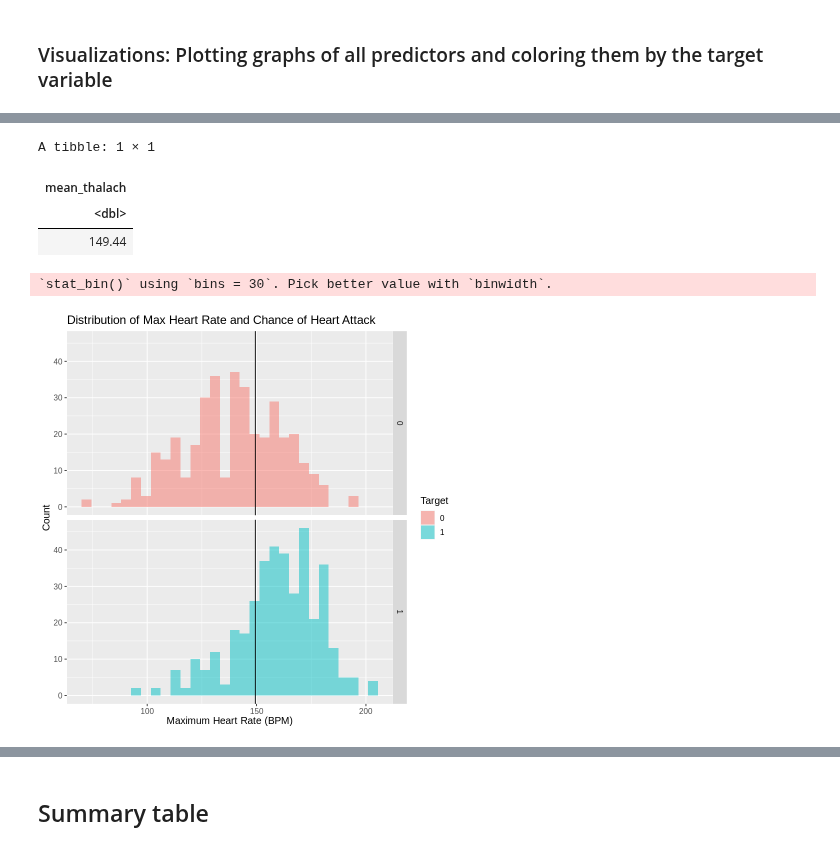
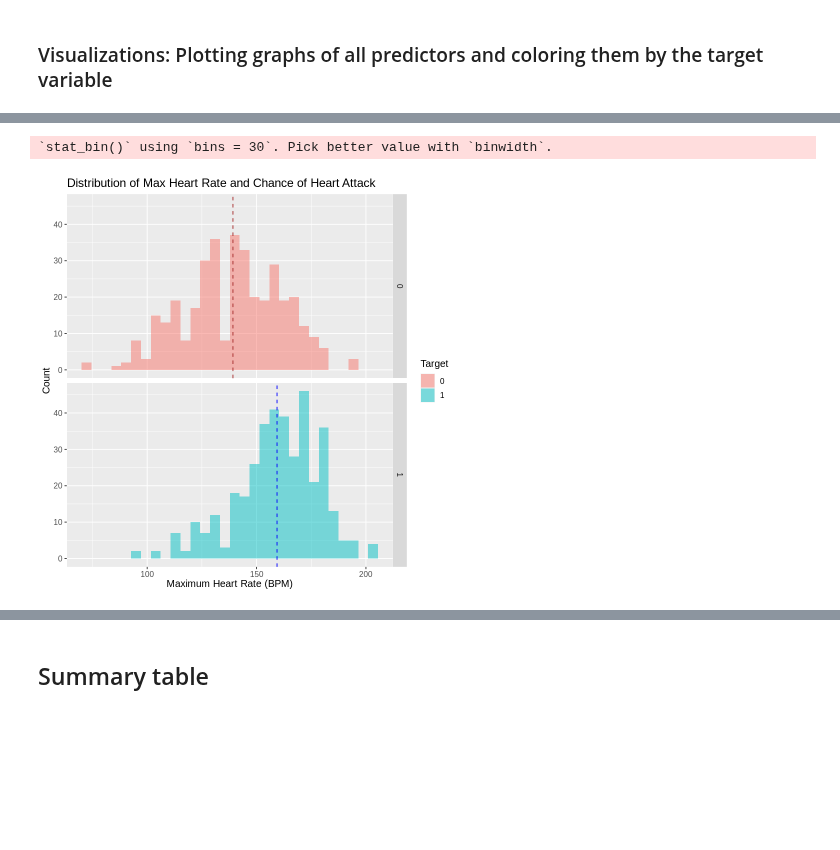
Before and after one commit to carriexu26/DSCI-Group-Project, a Jupyter notebook: heart_disease.ipynb, the cells around one changed output, grey strips where cells are left out. Cells and saved outputs as stored; diff of their text form; code cells hidden in the pictures; blank space fills up the shorter version.

Commit message:
change the average vline

```diff
--- a/heart_disease.ipynb
+++ b/heart_disease.ipynb
@@ -253,18 +265,16 @@ A tibble: 1 × 1
 # %%
-heart_train |> summarize(mean_thalach = mean(thalach))
 thalach_plot <- ggplot(heart_train, aes(x = thalach, fill = target)) +
     geom_histogram(alpha = 0.5, position = "identity") +
-    geom_vline(xintercept = 149.44) +
+    geom_vline(data = filter(heart_train, target == 0), aes(xintercept = mean(filter(heart_train,  target == 0)$thalach)),
+             color = "brown", linetype = "dashed") +
+    geom_vline(data = filter(heart_train, target == 1), aes(xintercept = mean(filter(heart_train,  target == 1)$thalach)),
+             color = "blue", linetype = "dashed") +
     facet_grid(rows = vars(target)) +
     labs(x = "Maximum Heart Rate (BPM)", y="Count", fill = "Target") +
     ggtitle("Distribution of Max Heart Rate and Chance of Heart Attack") +
     theme(text = element_text(size = 12))
 thalach_plot
 # %% [output]
-A tibble: 1 × 1
+`stat_bin()` using `bins = 30`. Pick better value with `binwidth`.
-| mean_thalach |
-| <dbl> |
-| 149.44 |
-`stat_bin()` using `bins = 30`. Pick better value with `binwidth`.
-[figure, old version]
+[figure, new version]
 # %%
```
Also changed, not shown: parts of 5 cells of this notebook.
